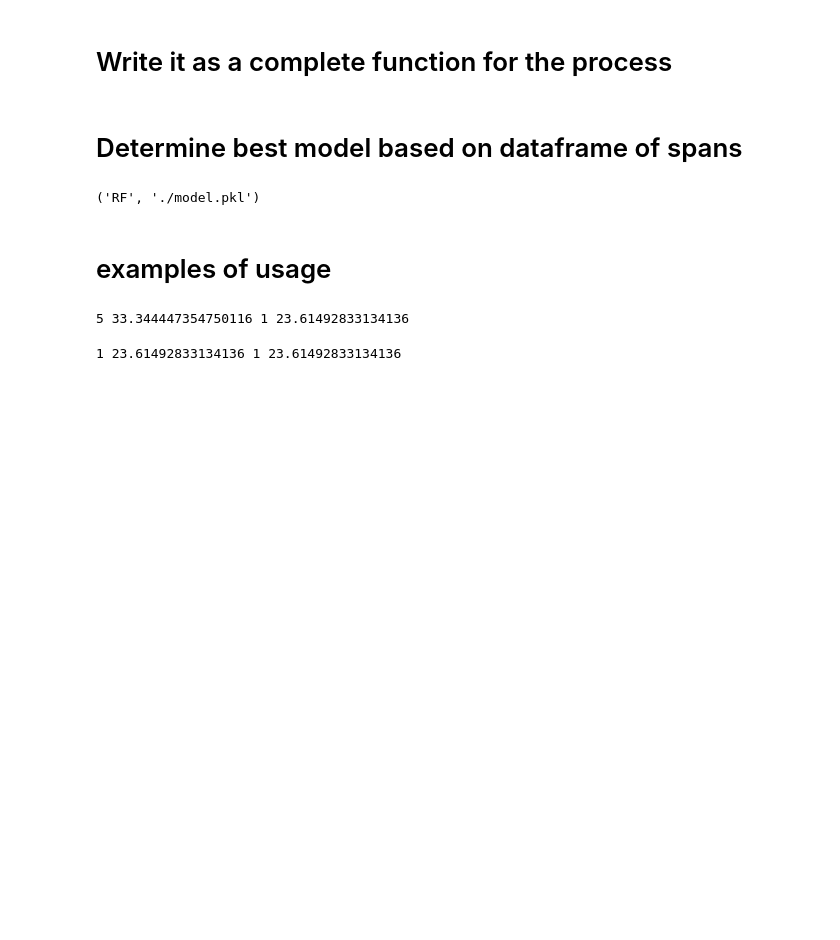
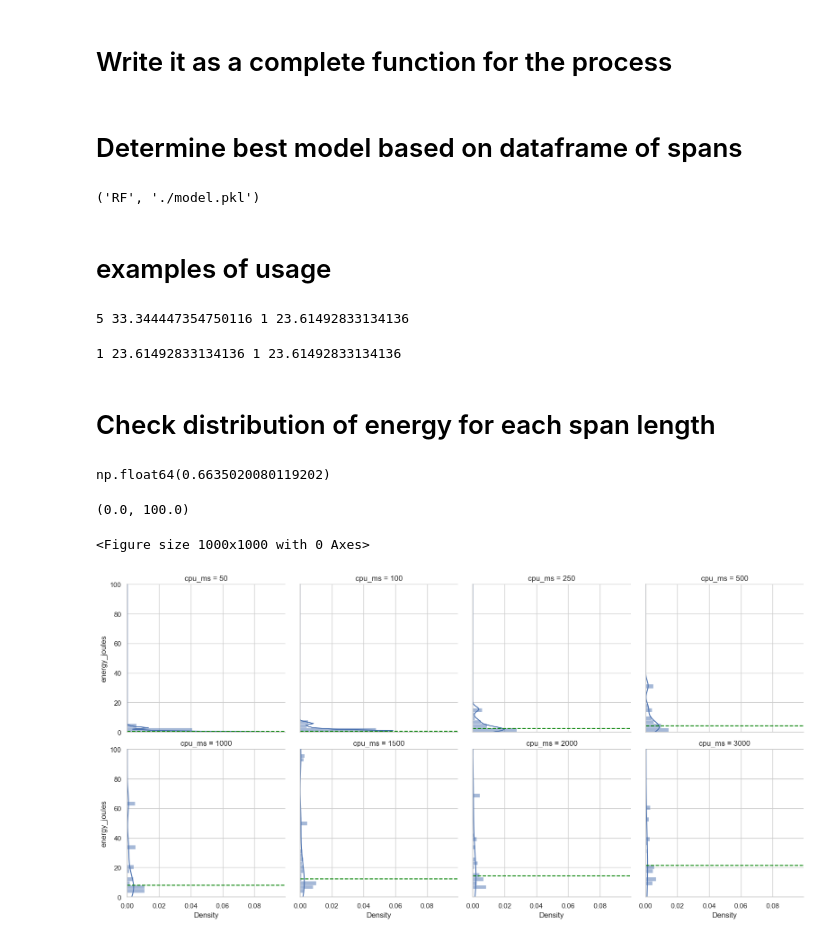
Before and after one commit to tedscott/SideProjects, a Jupyter notebook: E2EGHG/AccuracyModelEngine.ipynb, the cells around one changed output. Cells and saved outputs as stored; diff of their text form; code cells hidden in the pictures; blank space fills up the shorter version.

Commit message:
looking at distribution of energy values

```diff
--- a/E2EGHG/AccuracyModelEngine.ipynb
+++ b/E2EGHG/AccuracyModelEngine.ipynb
@@ -750,3 +750,9 @@ num, acc, min_num, best_acc = determine_measurements(375, 2, 10, 'model.pkl')
 print(num, acc, min_num, best_acc)
 # %% [output]
 1 23.61492833134136 1 23.61492833134136
+# %% [markdown]
+# Check distribution of energy for each span length
+# %%
+df.query('cpu_ms == 100').median_energy_cpu_ms.values[0]
+# %% [output]
+np.float64(0.6635020080119202)
@@ -752,0 +776,26 @@ print(num, acc, min_num, best_acc)
+# %%
+plt.figure(figsize=(10,10))
+g = sns.displot(data=df, y='energy_joules', stat='density', col='cpu_ms', kde=True, col_wrap=4, height=4)
+
+la = {0: [df.query('cpu_ms == 50').median_energy_cpu_ms.values[0]],
+      1: [df.query('cpu_ms == 100').median_energy_cpu_ms.values[0]],
+      2: [df.query('cpu_ms == 250').median_energy_cpu_ms.values[0]],
+      3: [df.query('cpu_ms == 500').median_energy_cpu_ms.values[0]],
+      4: [df.query('cpu_ms == 1000').median_energy_cpu_ms.values[0]],
+      5: [df.query('cpu_ms == 1500').median_energy_cpu_ms.values[0]],
+      6: [df.query('cpu_ms == 2000').median_energy_cpu_ms.values[0]],
+      7: [df.query('cpu_ms == 3000').median_energy_cpu_ms.values[0]]
+     }
+
+# flatten axes into a 1-d array
+axes = g.axes.flatten()
+
+# iterate through the axes
+for i, ax in enumerate(axes):
+    ax.axhline(la[i][0], ls='--', c='green')
+
+plt.ylim(0,100)
+# %% [output]
+(0.0, 100.0)
+<Figure size 1000x1000 with 0 Axes>
+[figure, added]
```
Also changed, not shown: parts of 3 cells of this notebook, 2 other files.
